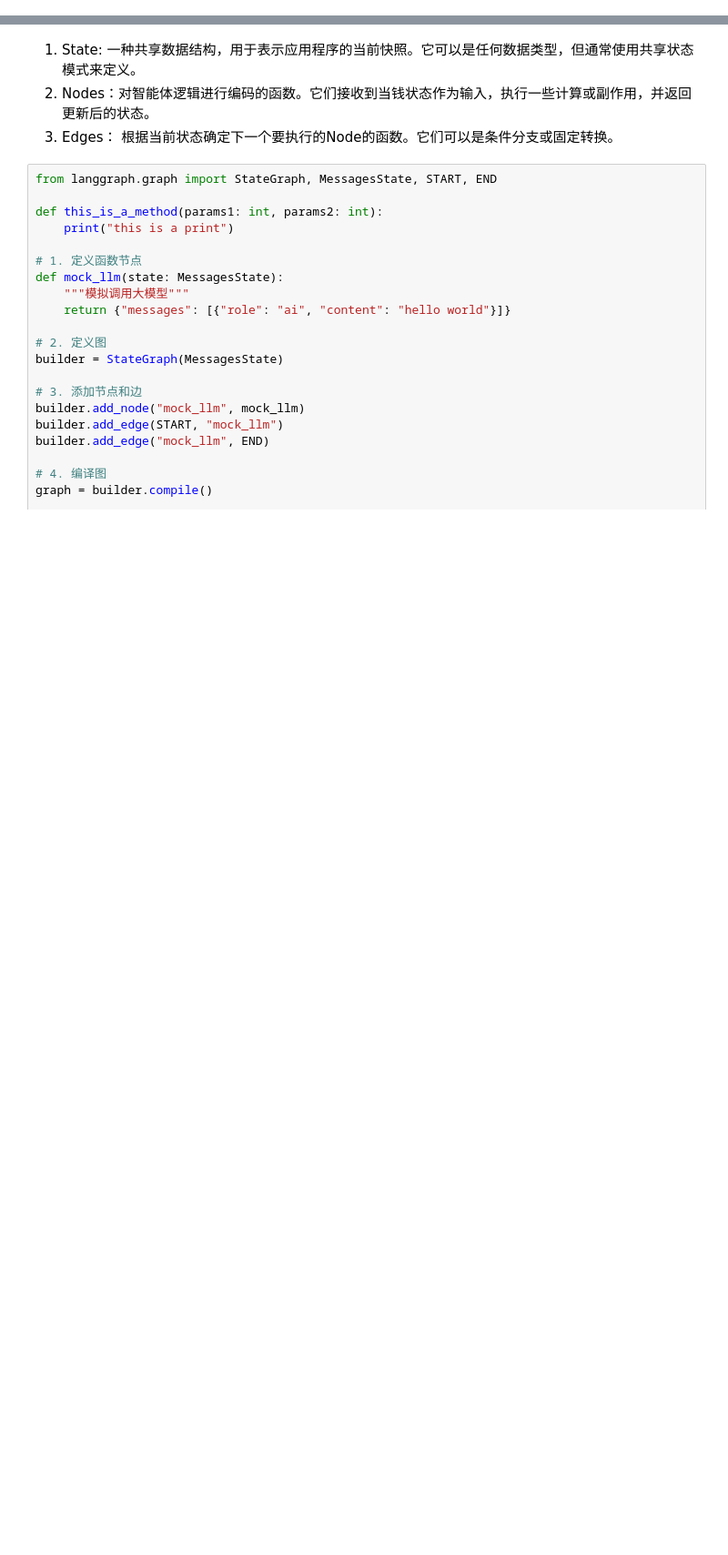
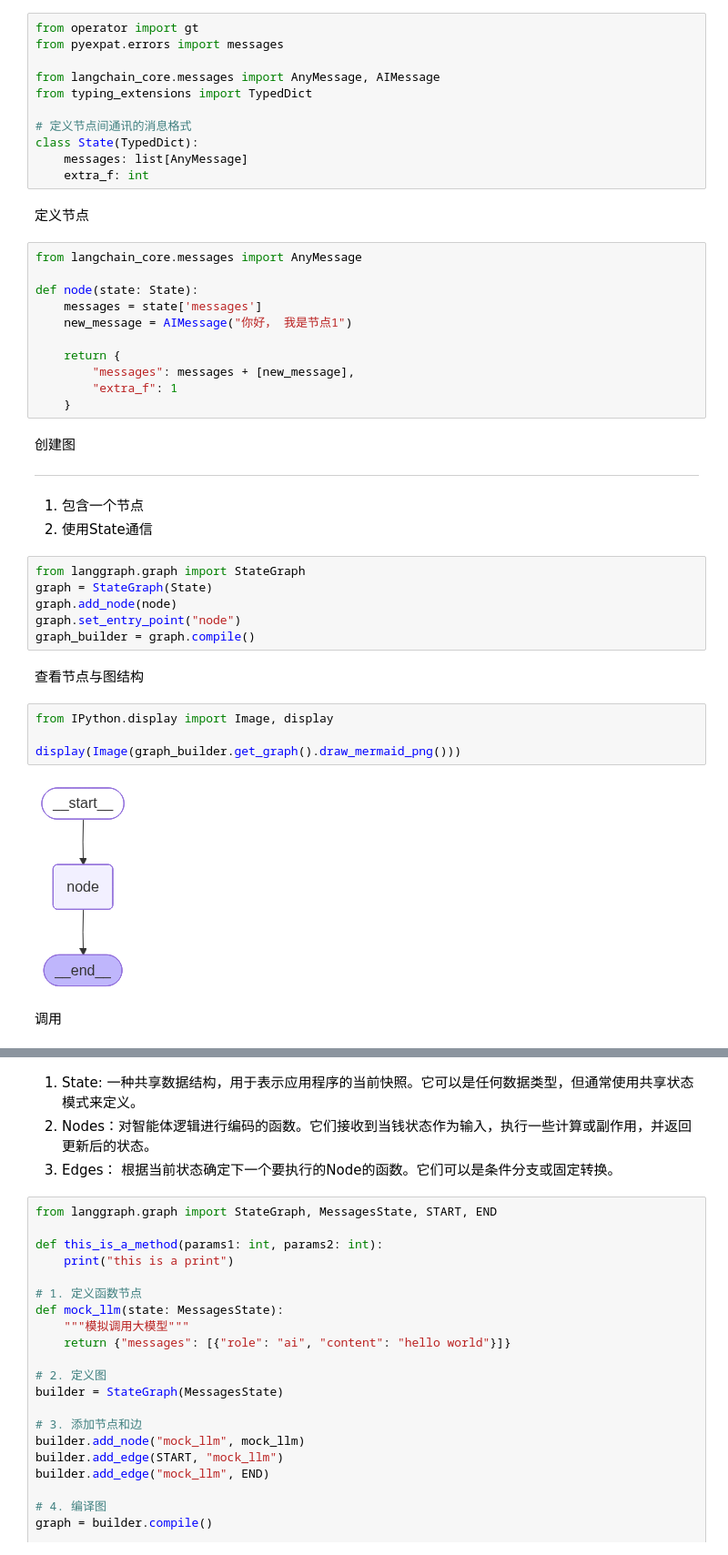
Before and after one commit to Jiangfengtime/AI-Learning-Hub, a Jupyter notebook: com.hjf.demo.langGraph/Test01-Demo.ipynb, the cells around one changed output, grey strips where cells are left out. Shown at 91% size. Drawn from its saved outputs; the diff is of its cells as text; blank space fills up the shorter version.

Commit message:
feature: langGraph基础学习

```diff
--- a/com.hjf.demo.langGraph/Test01-Demo.ipynb
+++ b/com.hjf.demo.langGraph/Test01-Demo.ipynb
@@ -0,0 +11,45 @@
+# %%
+from operator import gt
+from pyexpat.errors import messages
+
+from langchain_core.messages import AnyMessage, AIMessage
+from typing_extensions import TypedDict
+
+# 定义节点间通讯的消息格式
+class State(TypedDict):
+    messages: list[AnyMessage]
+    extra_f: int
+# %% [markdown]
+定义节点
+# %%
+from langchain_core.messages import AnyMessage
+
+def node(state: State):
+    messages = state['messages']
+    new_message = AIMessage("你好， 我是节点1")
+
+    return {
+        "messages": messages + [new_message],
+        "extra_f": 1
+    }
+# %% [markdown]
+创建图
+****
+1. 包含一个节点
+2. 使用State通信
+# %%
+from langgraph.graph import StateGraph
+graph = StateGraph(State)
+graph.add_node(node)
+graph.set_entry_point("node")
+graph_builder = graph.compile()
+# %% [markdown]
+查看节点与图结构
+# %%
+from IPython.display import Image, display
+
+display(Image(graph_builder.get_graph().draw_mermaid_png()))
+# %% [output]
+[figure, added]
+# %% [markdown]
+调用
```
Also changed, not shown: parts of 19 cells of this notebook.
